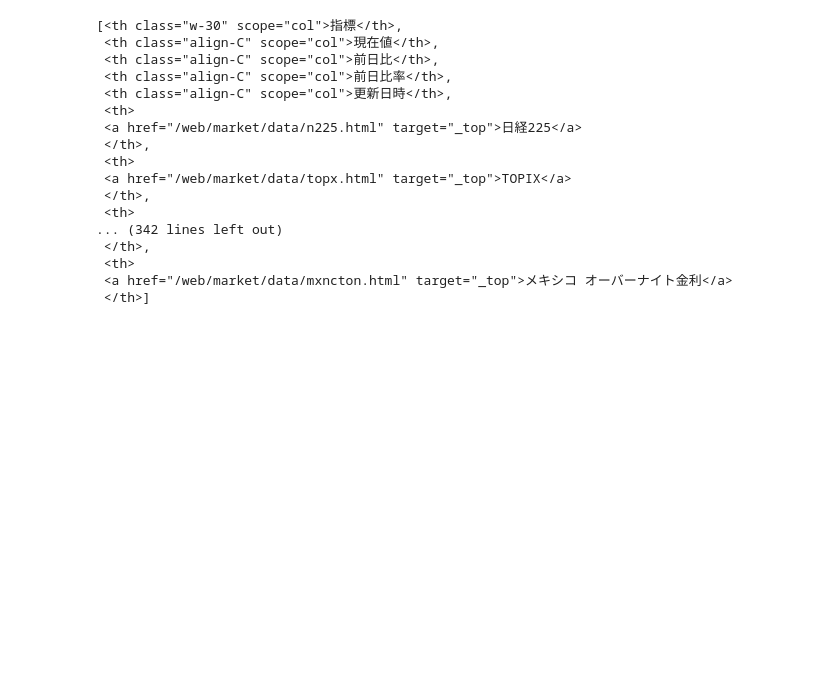
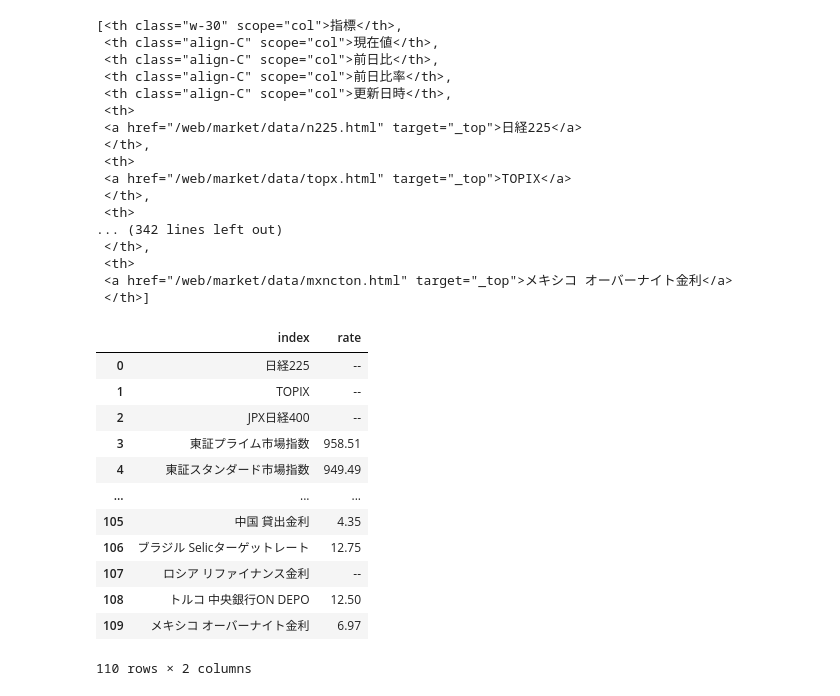
Before and after one commit to ricewoods/stock_python, a Jupyter notebook: ##_market_index_info.ipynb, the cells around one changed output. Drawn from its saved outputs; the diff is of its cells as text; code cells hidden in the pictures; blank space fills up the shorter version.

```diff
--- a/##_market_index_info.ipynb
+++ b/##_market_index_info.ipynb
@@ -78,3 +78,19 @@ df = pd.DataFrame(list(zip(titles,market)),columns = ['index', 'rate'])
 df['rate'] = df['rate'].replace({'\s':'', "\(.*\)":""},regex=True)
 # %%
 # df.to_csv('data/market_tst.csv')
+# %%
+df
+# %% [output]
+|  | index | rate |
+| 0 | 日経225 | -- |
+| 1 | TOPIX | -- |
+| 2 | JPX日経400 | -- |
+| 3 | 東証プライム市場指数 | 958.51 |
+| 4 | 東証スタンダード市場指数 | 949.49 |
+| ... | ... | ... |
+| 105 | 中国 貸出金利 | 4.35 |
+| 106 | ブラジル Selicターゲットレート | 12.75 |
+| 107 | ロシア リファイナンス金利 | -- |
+| 108 | トルコ 中央銀行ON DEPO | 12.50 |
+| 109 | メキシコ オーバーナイト金利 | 6.97 |
+110 rows × 2 columns
```
Also changed, not shown: parts of 3 cells of this notebook, 24 other files.
